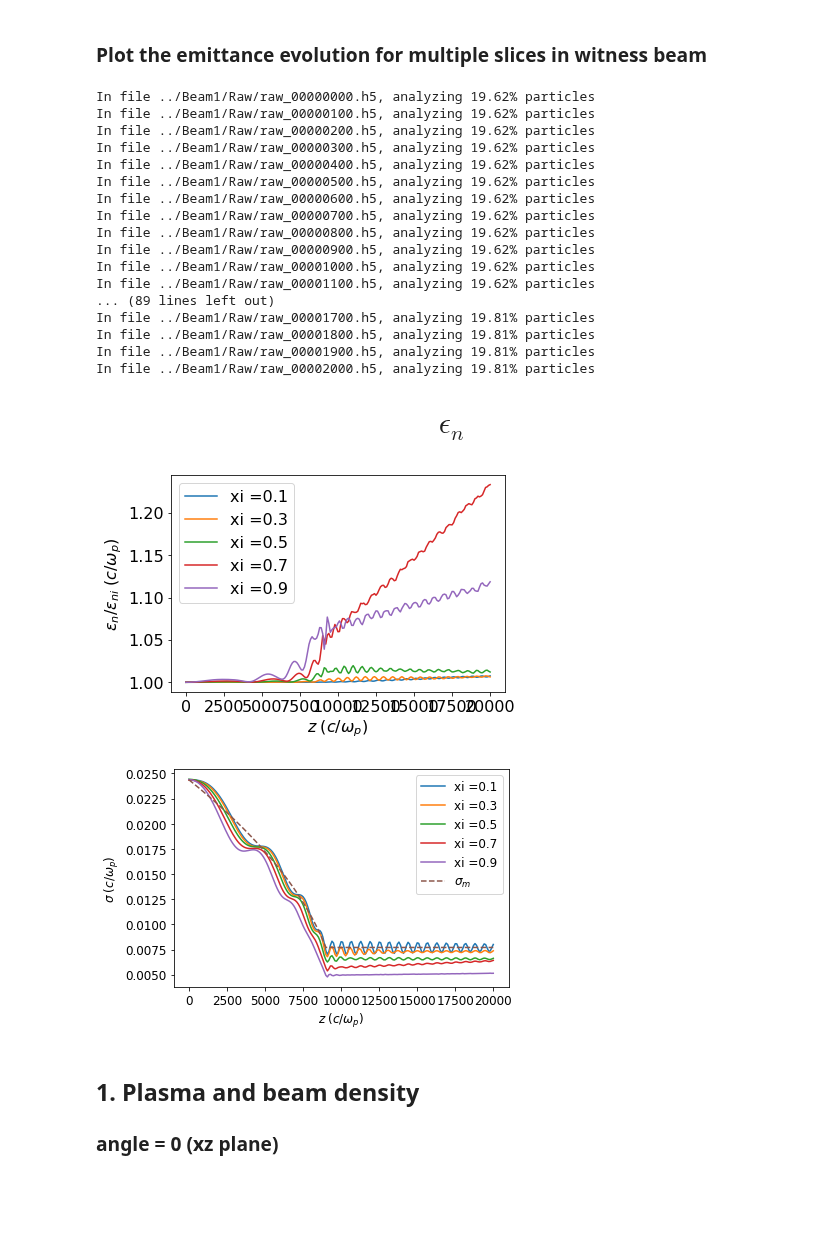
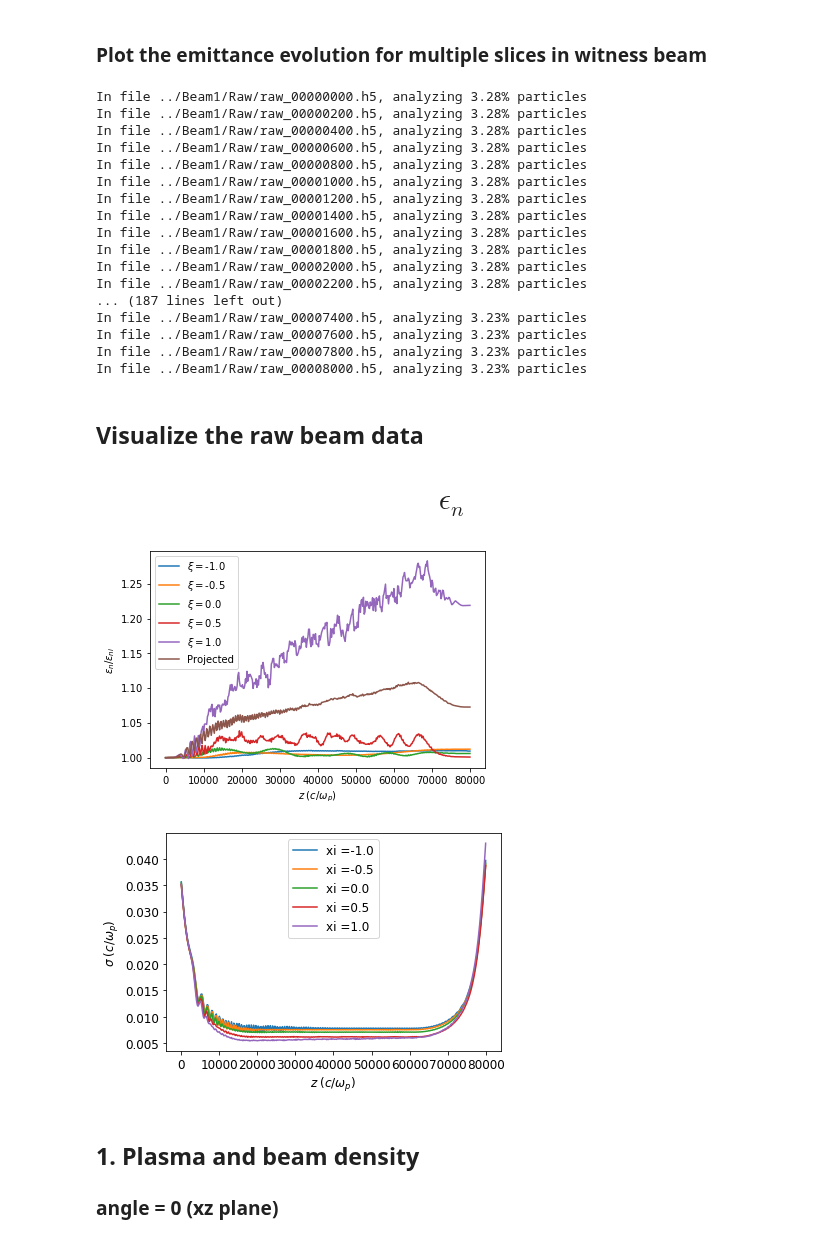
Before and after one commit to uclazyj/JupyterQpic, a Jupyter notebook: QPAD.ipynb, the cells around one changed output. Drawn from its saved outputs; the diff is of its cells as text; code cells hidden in the pictures; blank space fills up the shorter version.

Commit message:
plot projected emittance together with slice emittance

```diff
--- a/QPAD.ipynb
+++ b/QPAD.ipynb
@@ -64,8 +64,8 @@ In file ../Beam1/Raw/raw_00006000.h5, analyzing 100.0% particles
 # %%
 filename = 'beam' + str(beam_number) + '_' + str([zVisualizeCenter]).replace(" ","") + '_' + str(half_thickness)
 with open(filename) as f:
-    parameters = json.load(f,object_pairs_hook=OrderedDict)
-parameters = parameters[str(zVisualizeCenter)]
+    inputDeck = json.load(f,object_pairs_hook=OrderedDict)
+parameters = inputDeck[str(zVisualizeCenter)]
 # %% [markdown]
 ## Plasma ramp data
 # %%
@@ -238,63 +238,71 @@ plt.show()
 # plt.show()
 # %% [markdown]
 ### Plot the emittance evolution for multiple slices in witness beam
+# %%
+xi_s = [-1.0,-0.5,0.0,0.5,1.0]
+half_thickness_slice = 0.1
 # %%
-pyVisQP = reload(pyVisQP)
-
-xi_s = [0.1,0.3,0.5,0.7,0.9]
-half_thickness = 0.1
-
 parameters_xi_s = []
 
 for xi in xi_s:
     parameters_xi = pyVisQP.analyze_raw_beam_data(first_file_number = first_file_number,\
                                                   last_file_number = last_file_number,\
                                                   ndump = ndump,beam_number = beam_number, \
-                                                  zVisualizeCenter = xi, half_thickness = half_thickness)
+                                                  zVisualizeCenter = xi, half_thickness = half_thickness_slice)
     parameters_xi_s.append(parameters_xi)
 
-pyVisQP.save_beam_analysis(beam_number,xi_s,parameters_xi_s,half_thickness)
+pyVisQP.save_beam_analysis(beam_number,xi_s,parameters_xi_s,half_thickness_slice)
 # %% [output]
-In file ../Beam1/Raw/raw_00000000.h5, analyzing 19.62% particles
-In file ../Beam1/Raw/raw_00000100.h5, analyzing 19.62% particles
-In file ../Beam1/Raw/raw_00000200.h5, analyzing 19.62% particles
-In file ../Beam1/Raw/raw_00000300.h5, analyzing 19.62% particles
-In file ../Beam1/Raw/raw_00000400.h5, analyzing 19.62% particles
-In file ../Beam1/Raw/raw_00000500.h5, analyzing 19.62% particles
-In file ../Beam1/Raw/raw_00000600.h5, analyzing 19.62% particles
-In file ../Beam1/Raw/raw_00000700.h5, analyzing 19.62% particles
-In file ../Beam1/Raw/raw_00000800.h5, analyzing 19.62% particles
-In file ../Beam1/Raw/raw_00000900.h5, analyzing 19.62% particles
-In file ../Beam1/Raw/raw_00001000.h5, analyzing 19.62% particles
-In file ../Beam1/Raw/raw_00001100.h5, analyzing 19.62% particles
-... (89 lines left out)
-In file ../Beam1/Raw/raw_00001700.h5, analyzing 19.81% particles
-In file ../Beam1/Raw/raw_00001800.h5, analyzing 19.81% particles
-In file ../Beam1/Raw/raw_00001900.h5, analyzing 19.81% particles
-In file ../Beam1/Raw/raw_00002000.h5, analyzing 19.81% particles
+In file ../Beam1/Raw/raw_00000000.h5, analyzing 3.28% particles
+In file ../Beam1/Raw/raw_00000200.h5, analyzing 3.28% particles
+In file ../Beam1/Raw/raw_00000400.h5, analyzing 3.28% particles
+In file ../Beam1/Raw/raw_00000600.h5, analyzing 3.28% particles
+In file ../Beam1/Raw/raw_00000800.h5, analyzing 3.28% particles
+In file ../Beam1/Raw/raw_00001000.h5, analyzing 3.28% particles
+In file ../Beam1/Raw/raw_00001200.h5, analyzing 3.28% particles
+In file ../Beam1/Raw/raw_00001400.h5, analyzing 3.28% particles
+In file ../Beam1/Raw/raw_00001600.h5, analyzing 3.28% particles
+In file ../Beam1/Raw/raw_00001800.h5, analyzing 3.28% particles
+In file ../Beam1/Raw/raw_00002000.h5, analyzing 3.28% particles
+In file ../Beam1/Raw/raw_00002200.h5, analyzing 3.28% particles
+... (187 lines left out)
+In file ../Beam1/Raw/raw_00007400.h5, analyzing 3.23% particles
+In file ../Beam1/Raw/raw_00007600.h5, analyzing 3.23% particles
+In file ../Beam1/Raw/raw_00007800.h5, analyzing 3.23% particles
+In file ../Beam1/Raw/raw_00008000.h5, analyzing 3.23% particles
+# %% [markdown]
+## Visualize the raw beam data
+# %%
+filename = 'beam' + str(beam_number) + '_' + str(xi_s).replace(" ","") + '_' + str(half_thickness)
+with open(filename) as f:
+    inputDeck = json.load(f,object_pairs_hook=OrderedDict)
+parameters_xi_s = {}
+for i in range(len(xi_s)):
+    parameters_xi_s[i] = inputDeck[str(xi_s[i])]
 # %% [markdown]
 # $$\epsilon_n$$
 # %%
 pyVisQP = reload(pyVisQP)
 import matplotlib.pyplot as plt
 fig, ax = plt.subplots()
 for i in range(len(xi_s)):
-    plt.plot(parameters_xi_s[i]['s'], parameters_xi_s[i]['epsilon_n_x']/parameters_xi_s[i]['epsilon_n_x'][0],label='xi =' + str(xi_s[i]) )
+    plt.plot(parameters_xi_s[i]['s'], parameters_xi_s[i]['epsilon_n_x']/parameters_xi_s[i]['epsilon_n_x'][0],label='$\\xi =$' + str(xi_s[i]) )
+plt.plot(parameters['s'], parameters['epsilon_n_x']/np.float64(parameters['epsilon_n_x'][0]),label='Projected')
 plt.xlabel('$z\;(c/\omega_p)$')
-plt.ylabel('$\epsilon_n / \epsilon_{ni}  \;(c/\omega_p)$')
+plt.ylabel('$\epsilon_n / \epsilon_{ni}$')
 plt.legend(loc='best')
-plt.rcParams.update({'font.size': 12})
+plt.rcParams.update({'font.size': 10})
 fig.savefig('beam'+str(beam_number)+'_emitn_slices.png', format='png')
 plt.show()
 # %% [output]
-[figure, old version]
+[figure, new version]
 # %%
 pyVisQP = reload(pyVisQP)
 import matplotlib.pyplot as plt
 fig, ax = plt.subplots()
 for i in range(len(xi_s)):
     plt.plot(parameters_xi_s[i]['s'], parameters_xi_s[i]['sigma_x'],label='xi =' + str(xi_s[i]) )
-plt.plot(matched_parameters['s'],matched_parameters['sigma_m'],'--',label=r'$\sigma_m$')
+# plt.plot(matched_parameters['s'],matched_parameters['sigma_m'],'--',label=r'$\sigma_m$')
 plt.xlabel('$z\;(c/\omega_p)$')
 plt.ylabel('$\sigma  \;(c/\omega_p)$')
 plt.legend(loc='best')
@@ -302,7 +310,7 @@ plt.rcParams.update({'font.size': 12})
 fig.savefig('beam'+str(beam_number)+'_sigma_slices.png', format='png')
 plt.show()
 # %% [output]
-[figure, old version]
+[figure, new version]
 # %% [markdown]
 ## 1. Plasma and beam density
 ### angle = 0 (xz plane)
```
Also changed, not shown: parts of 6 cells of this notebook.
